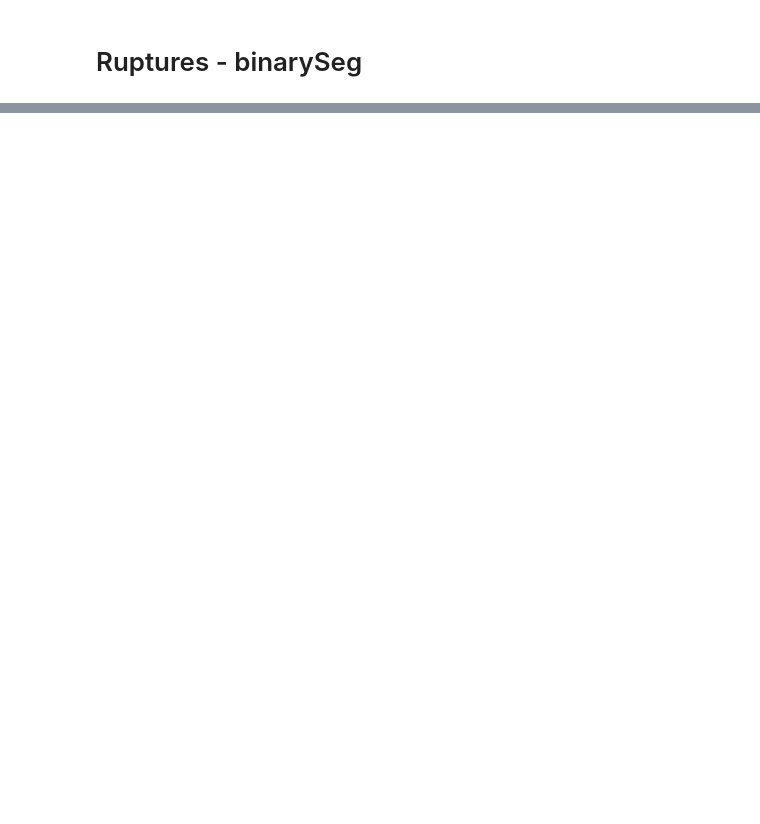
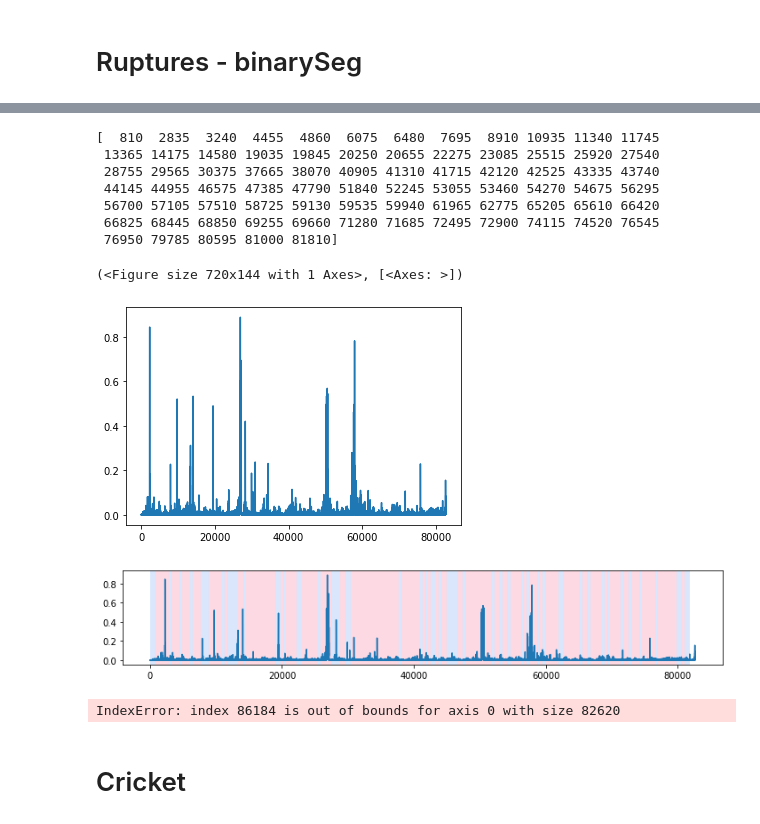
Before and after one commit to damjam212/TimeSeriesSegmentation, a Jupyter notebook: Data_segmentation.ipynb, the cells around one changed output, grey strips where cells are left out. Saved outputs shown, nothing was run; the diff lists cells and outputs as text; code cells hidden in the pictures; blank space fills up the shorter version.

```diff
--- a/Data_segmentation.ipynb
+++ b/Data_segmentation.ipynb
@@ -446,0 +822,24 @@ evaluation
+# %%
+filepath = './datasets/heart_beat/HeartBeat_TRAIN.arff'
+
+df = load_dataset_to_dataframe(filepath)
+# print((df.iloc[1,0]))
+# # print(len(df.iloc[1,0][0]))
+# print((df.iloc[1,1]))
+
+# pen_stacked , ch = stack_time_series(df,43,8)
+# pen_stacked_ndarray = dataframe_to_ndarray(pen_stacked)
+# %%
+
+print((df))
+print((df.iloc[0,1]))
+print((df.iloc[0,0].shape))
+print(len(df.iloc[0,0][0]))
+heart_stacked , ch = stack_time_series_randomly(df,43,405)
+heart_stacked_ndarray = dataframe_to_ndarray(heart_stacked)
+
+#print(df.iloc[0,0][0])
+print(heart_stacked_ndarray)
+print(heart_stacked_ndarray.shape)
+
+print(type(df.iloc[0,0][0]) == np.void)
@@ -446,0 +864,50 @@ evaluation
+# %%
+plt.plot(heart_stacked_ndarray[:,0])
+print(ch)
+rpt.display(heart_stacked_ndarray[:,0], ch)
+# %% [output]
+[  810  2835  3240  4455  4860  6075  6480  7695  8910 10935 11340 11745
+ 13365 14175 14580 19035 19845 20250 20655 22275 23085 25515 25920 27540
+ 28755 29565 30375 37665 38070 40905 41310 41715 42120 42525 43335 43740
+ 44145 44955 46575 47385 47790 51840 52245 53055 53460 54270 54675 56295
+ 56700 57105 57510 58725 59130 59535 59940 61965 62775 65205 65610 66420
+ 66825 68445 68850 69255 69660 71280 71685 72495 72900 74115 74520 76545
+ 76950 79785 80595 81000 81810]
+(<Figure size 720x144 with 1 Axes>, [<Axes: >])
+[figure, added]
+[figure, added]
+# %%
+data = heart_stacked_ndarray[:,0]
+algo = rpt.BottomUp(model="l1")
+algo.fit(data)
+result = algo.predict(n_bkps = len(ch))
+# plt.plot(random_stacked)
+# print(result)
+n = 82620
+change_points = ch
+TP,TN,FP,FN = calculate_TP_TN_FP_FN(n,result[:-1],change_points,50)
+ASC = calculateASC(n,result[:-1],change_points,50)
+ASD = calculateASD(n,result[:-1],change_points,50)
+ADT = calculateADT(n,result[:-1],change_points,50)
+
+
+Acc, Prec, Recall, F1 = calculate_ACC_PRE_REC_F1(TP,TN,FP,FN)
+
+
+# Dane
+etykiety = ["Acc", "Prec", "Recall", "F1","ASC","ASD","ADT"]
+wartosci = [Acc, Prec, Recall, F1 , ASC , ASD, ADT]
+
+# Tworzenie DataFrame
+evaluation = pd.DataFrame({
+    "Metryka": etykiety,
+    "Wartość": wartosci
+})
+#help(rpt.BottomUp)
+
+rpt.display(heart_stacked_ndarray[:,0], ch,result)
+evaluation
+# %% [output]
+IndexError: index 86184 is out of bounds for axis 0 with size 82620
+# %% [markdown]
+# Cricket
```
Also changed, not shown: parts of 21 cells of this notebook.
